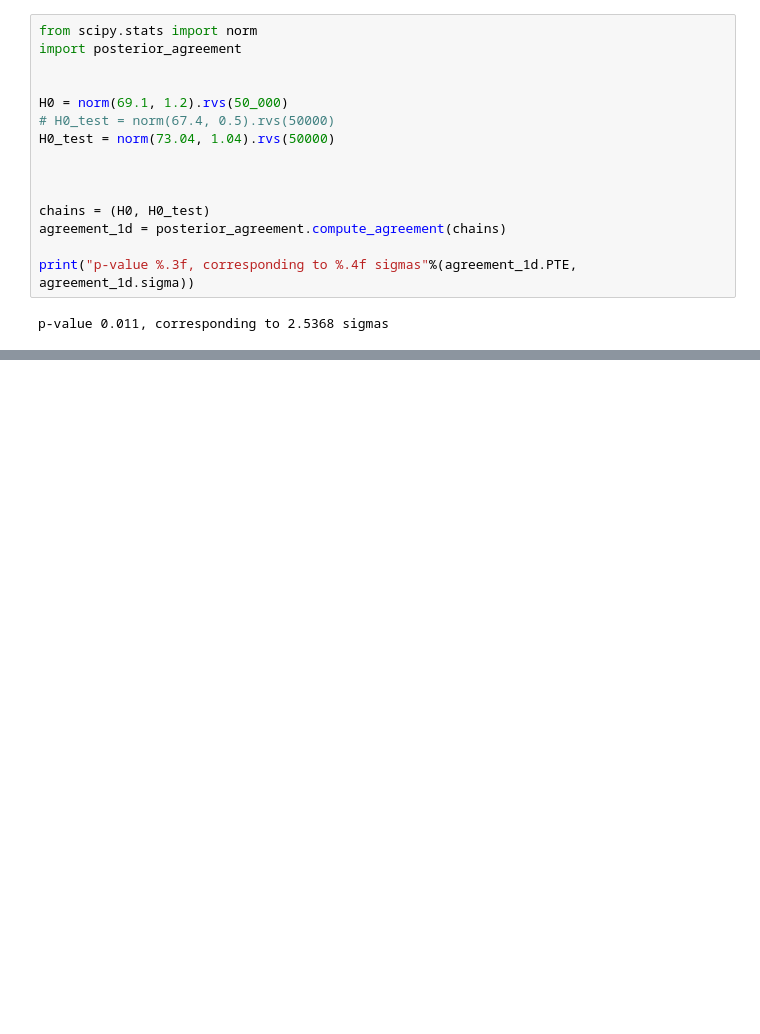
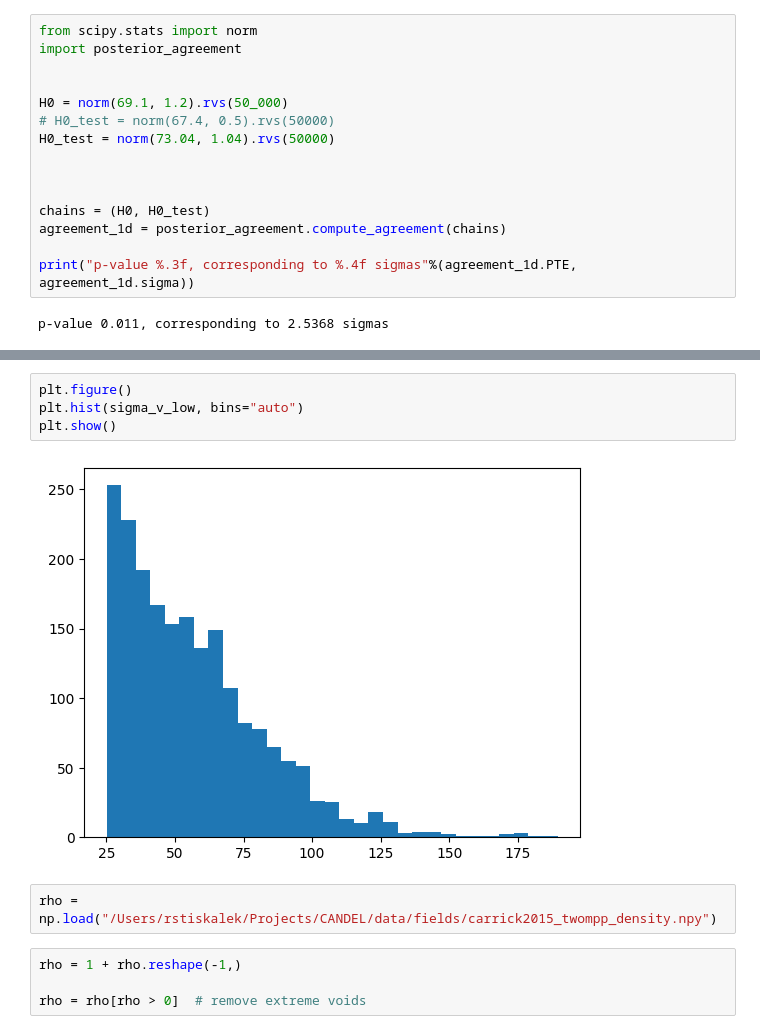
Before and after one commit to Richard-Sti/CANDEL, a Jupyter notebook: notebooks/paper_SH0ES/main.ipynb, the cells around one changed output, grey strips where cells are left out. Saved outputs shown, nothing was run; the diff lists cells and outputs as text; blank space fills up the shorter version.

```diff
--- a/notebooks/paper_SH0ES/main.ipynb
+++ b/notebooks/paper_SH0ES/main.ipynb
@@ -131,0 +170,12 @@ p-value 0.011, corresponding to 2.5368 sigmas
+# %%
+plt.figure()
+plt.hist(sigma_v_low, bins="auto")
+plt.show()
+# %% [output]
+[figure, added]
+# %%
+rho = np.load("/Users/rstiskalek/Projects/CANDEL/data/fields/carrick2015_twompp_density.npy")
+# %%
+rho = 1 + rho.reshape(-1,)
+
+rho = rho[rho > 0]  # remove extreme voids
```
Also changed, not shown: parts of 4 cells of this notebook.
